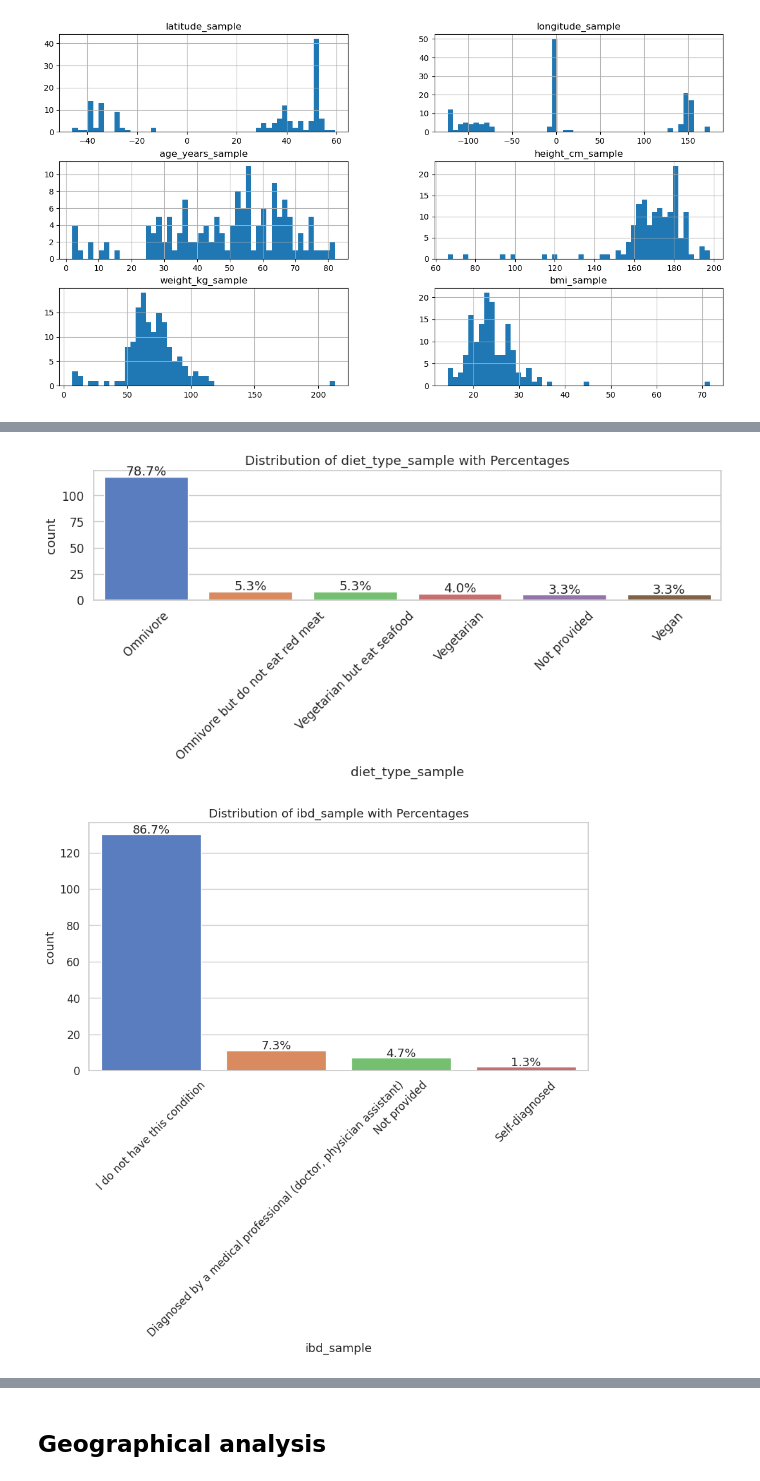
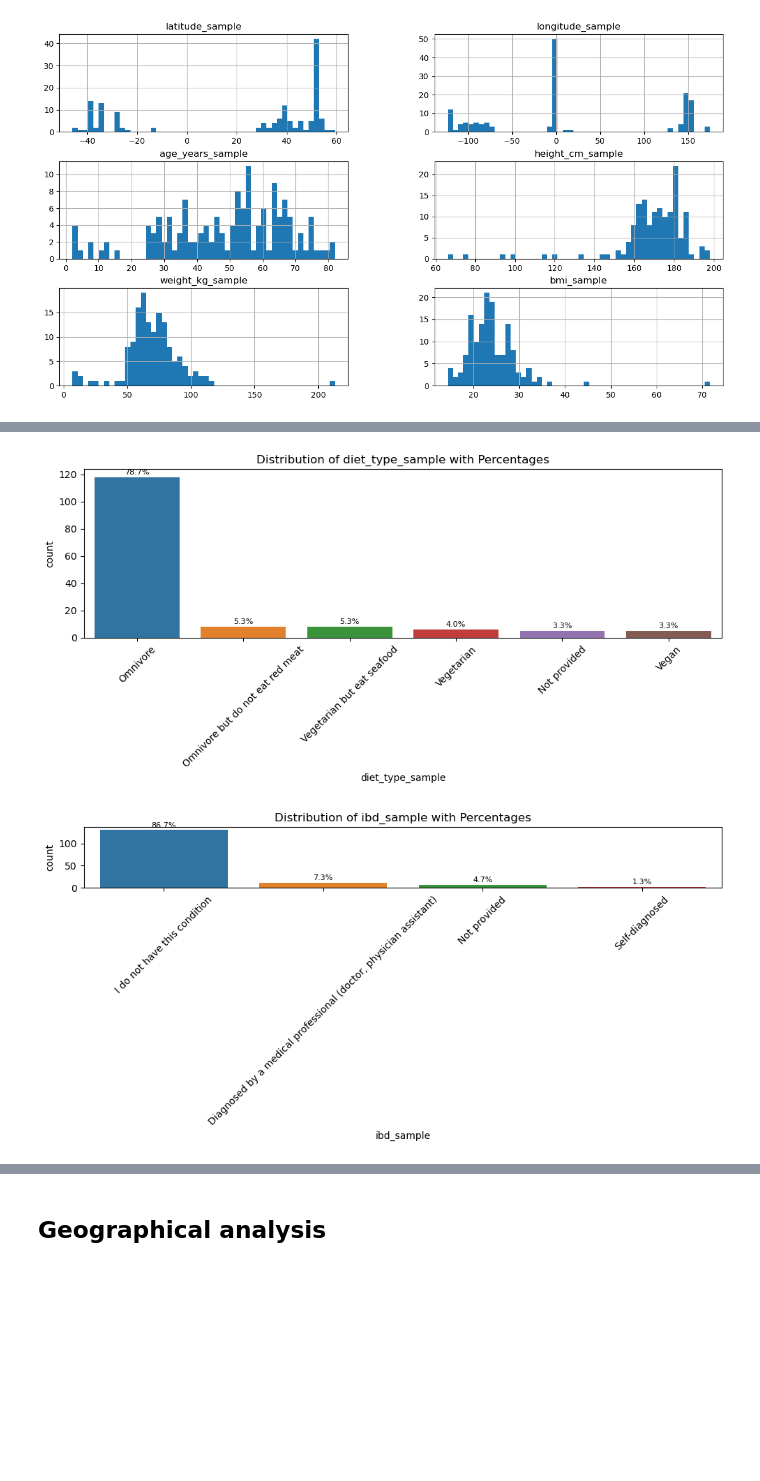
Before and after one commit to JRudyRay/FunGut2, a Jupyter notebook: full-pipeline/01_EDA.ipynb, the cells around one changed output, grey strips where cells are left out. Saved outputs shown, nothing was run; the diff lists cells and outputs as text; code cells hidden in the pictures; blank space fills up the shorter version.

```diff
--- a/full-pipeline/01_EDA.ipynb
+++ b/full-pipeline/01_EDA.ipynb
@@ -38,6 +38,6 @@ Successfully installed cartopy-0.23.0 geopandas-1.0.1 pyogrio-0.10.0 pyproj-3.6.
 # %%
 # Load the dataset (assuming it's in the same directory as the notebook)
-file_path = './data/fungut_metadata.tsv'
+file_path = './data/metadata/fungut_metadata.tsv'
 df = pd.read_csv(file_path, sep='\t')  # Use tab separator for .tsv files
 df.set_index('ID')
 df.head()
@@ -130,10 +134,9 @@ plt.show()
 # %% [output]
 [figure]
 # %%
-numerical_cols = ['latitude_sample', 'longitude_sample', 'age_years_sample',
-                  'height_cm_sample', 'weight_kg_sample', 'bmi_sample']
+numerical_cols = ['age_years_sample', 'height_cm_sample', 'weight_kg_sample', 'bmi_sample']
 
-fig, axes = plt.subplots(1, 6, figsize=(18, 6))
+fig, axes = plt.subplots(1, 4, figsize=(12, 6))
 axes = axes.flatten()
 
 # Loop through each column and create a violin plot with transparency and an overlaid boxplot
@@ -182,12 +177,0 @@ plt.show()
-# %%
-# Define the categorical variables
-categorical_cols = ['country_sample', 'state_sample', 'sex_sample', 'diet_type_sample', 'ibd_sample', 'gluten_sample']
-
-plt.figure(figsize=(15, 20))
-for i, col in enumerate(categorical_cols, 1):
-    plt.subplot(len(categorical_cols), 1, i)
-    sns.countplot(x=df[col], order=df[col].value_counts().index)
-    plt.title(f'Distribution of {col}')
-    plt.tight_layout()
-
-plt.show()
@@ -211,9 +184,10 @@ for col in categorical_cols:
     for p in ax.patches:
         percentage = '{:.1f}%'.format(100 * (p.get_height() / total))
         ax.annotate(percentage, (p.get_x() + p.get_width() / 2., p.get_height()),
-                    ha='center', va='center', xytext=(0, 5), textcoords='offset points')
+                    ha='center', va='center', xytext=(0, 5), textcoords='offset points', fontsize = 8)
     plt.title(f'Distribution of {col} with Percentages')
     plt.xticks(rotation=45)
     plt.tight_layout()
+    plt.savefig(f'./plots/distribution_of_{col}.png')
     plt.show()
 # %% [output]
@@ -223,2 +197,2 @@ for col in categorical_cols:
-[figure, old version]
+[figure, new version]
-[figure, old version]
+[figure, new version]
```
Also changed, not shown: parts of 17 cells of this notebook, 16 other files.
